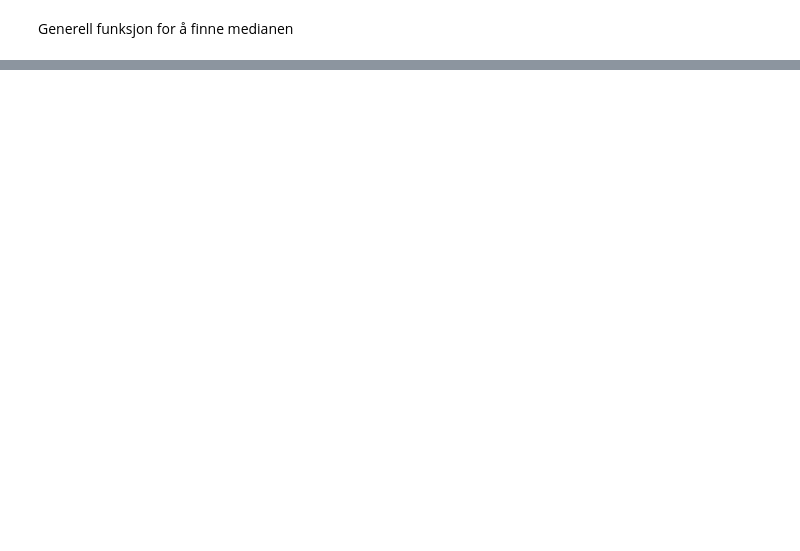
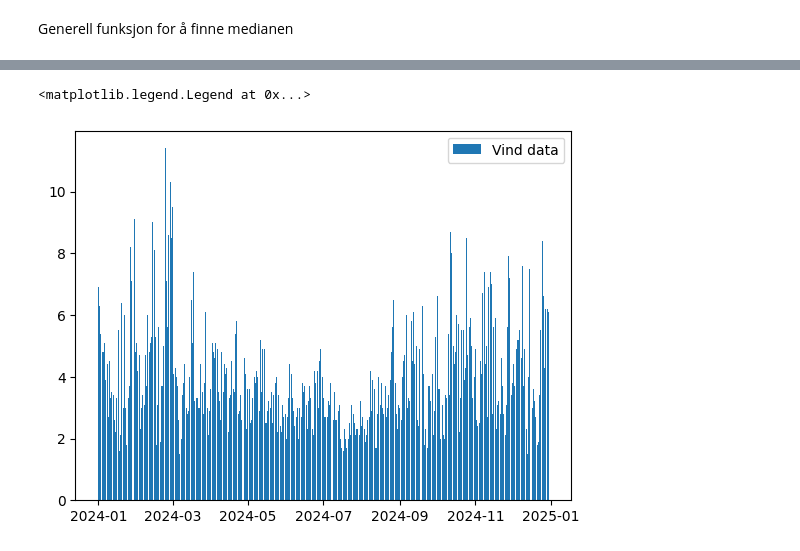
Before and after one commit to Sofihage/Milj-dataanalyse, a Jupyter notebook: notebooks/wind.ipynb, the cells around one changed output, grey strips where cells are left out. Saved outputs shown, nothing was run; the diff lists cells and outputs as text; code cells hidden in the pictures; blank space fills up the shorter version.

```diff
--- a/notebooks/wind.ipynb
+++ b/notebooks/wind.ipynb
@@ -39 +54,7 @@ KeyError: 'verdi'
+# %%
+plt.bar(wind['referansetid'], wind['verdi'].values)
+plt.legend(["Vind data"])
+# %% [output]
+<matplotlib.legend.Legend at 0x...>
+[figure, added]
 # %%
```
Also changed, not shown: parts of 6 cells of this notebook, 1 other file.
